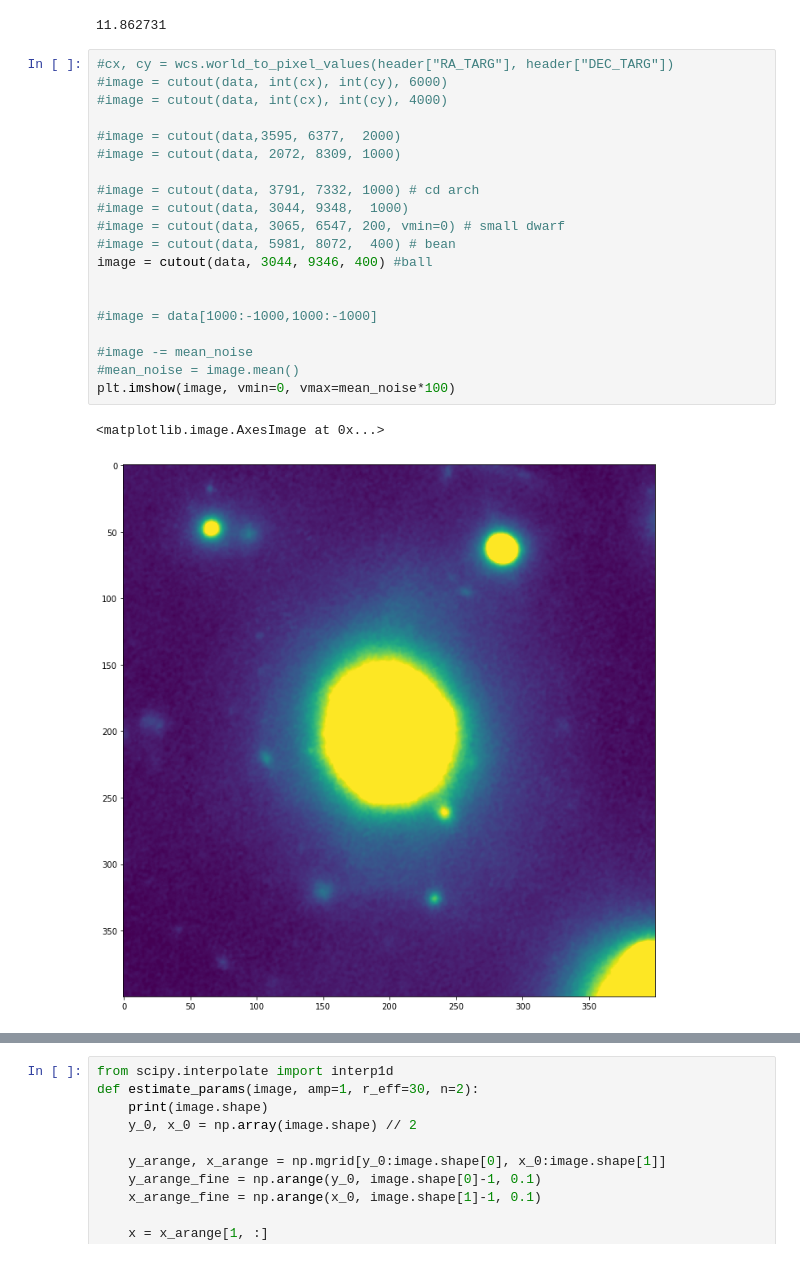
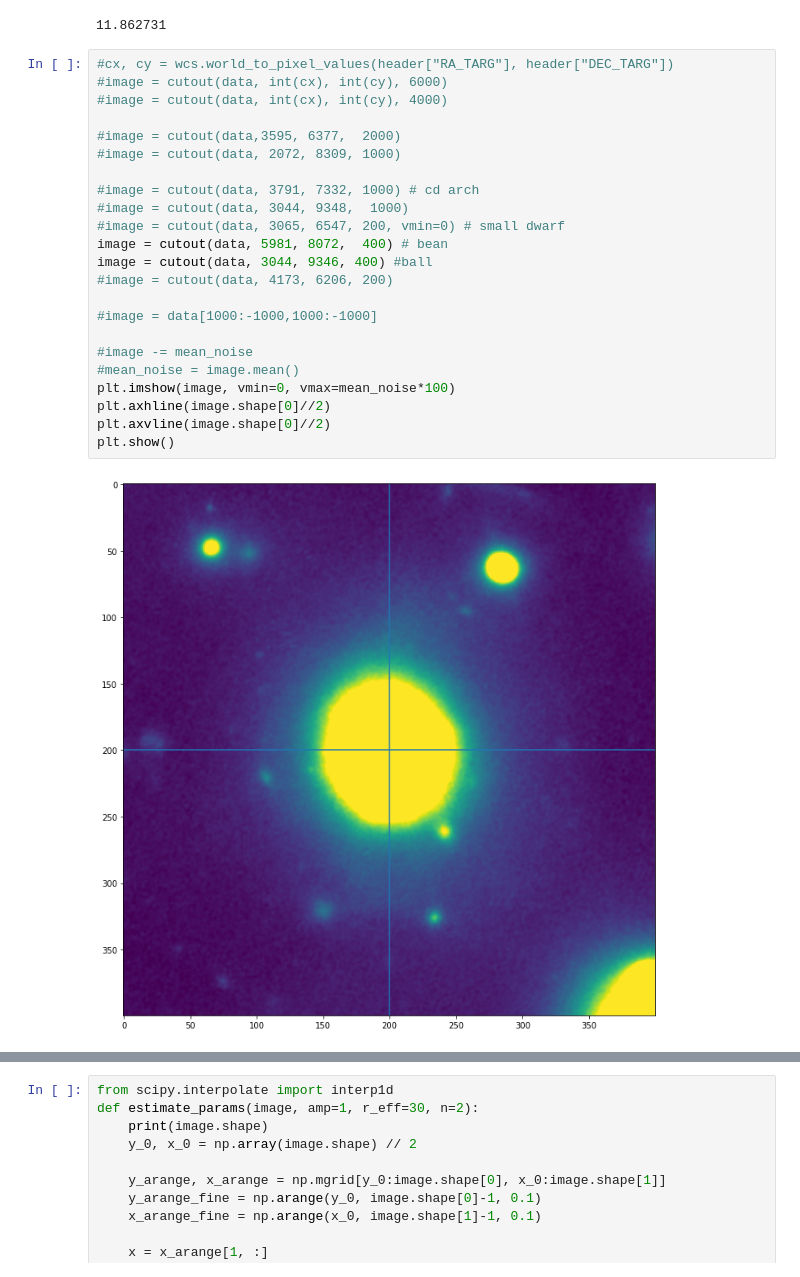
Before and after one commit to crawfordsm/lcbg, a Jupyter notebook: notebooks/dev/fitting.ipynb, the cells around one changed output, grey strips where cells are left out. Saved outputs shown, nothing was run; the diff lists cells and outputs as text.

```diff
--- a/notebooks/dev/fitting.ipynb
+++ b/notebooks/dev/fitting.ipynb
@@ -100,26 +100,28 @@ FWHM: (x=6.035070827331941, y=6.840487078200987) Pix
 # %%
 #cx, cy = wcs.world_to_pixel_values(header["RA_TARG"], header["DEC_TARG"])
 #image = cutout(data, int(cx), int(cy), 6000)
 #image = cutout(data, int(cx), int(cy), 4000)
 
 #image = cutout(data,3595, 6377,  2000)
 #image = cutout(data, 2072, 8309, 1000)
 
 #image = cutout(data, 3791, 7332, 1000) # cd arch
 #image = cutout(data, 3044, 9348,  1000)
 #image = cutout(data, 3065, 6547, 200, vmin=0) # small dwarf
-#image = cutout(data, 5981, 8072,  400) # bean
+image = cutout(data, 5981, 8072,  400) # bean
 image = cutout(data, 3044, 9346, 400) #ball
-
+#image = cutout(data, 4173, 6206, 200)
 
 #image = data[1000:-1000,1000:-1000]
 
 #image -= mean_noise
 #mean_noise = image.mean()
 plt.imshow(image, vmin=0, vmax=mean_noise*100)
+plt.axhline(image.shape[0]//2)
+plt.axvline(image.shape[0]//2)
+plt.show()
 # %% [output]
-<matplotlib.image.AxesImage at 0x...>
-[figure, old version]
+[figure, new version]
 # %%
 plt.imshow(image, vmin=0, vmax=mean_noise*10)
 # %% [output]
```
Also changed, not shown: parts of 11 cells of this notebook, 12 other files.
